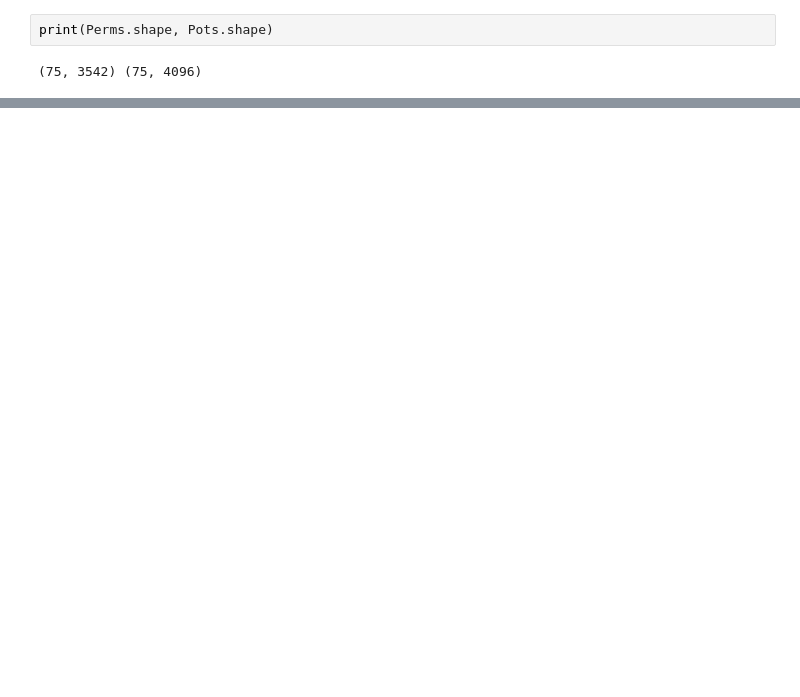
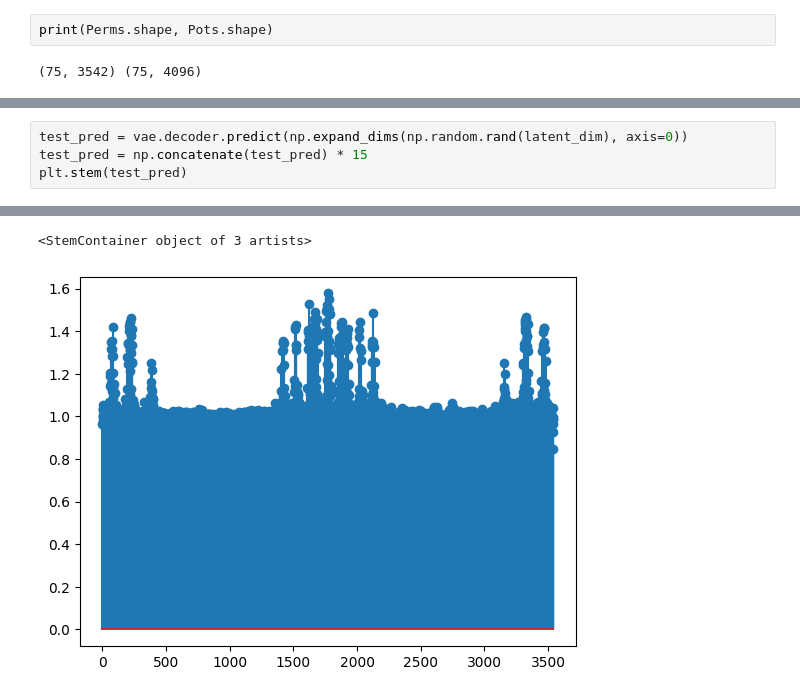
Before and after one commit to JacobTh98/3dIT, a Jupyter notebook: example.ipynb, the cells around one changed output, grey strips where cells are left out. Drawn from its saved outputs; the diff is of its cells as text; blank space fills up the shorter version.

```diff
--- a/example.ipynb
+++ b/example.ipynb
@@ -61,0 +296,5 @@ plot_mesh(mesh_obj)
+# %%
+test_pred = vae.decoder.predict(np.expand_dims(np.random.rand(latent_dim), axis=0))
+test_pred = np.concatenate(test_pred) * 15
+plt.stem(test_pred)
+# %% [output]
@@ -61,0 +302,2 @@ plot_mesh(mesh_obj)
+<StemContainer object of 3 artists>
+[figure, added]
```
Also changed, not shown: parts of 17 cells of this notebook.
